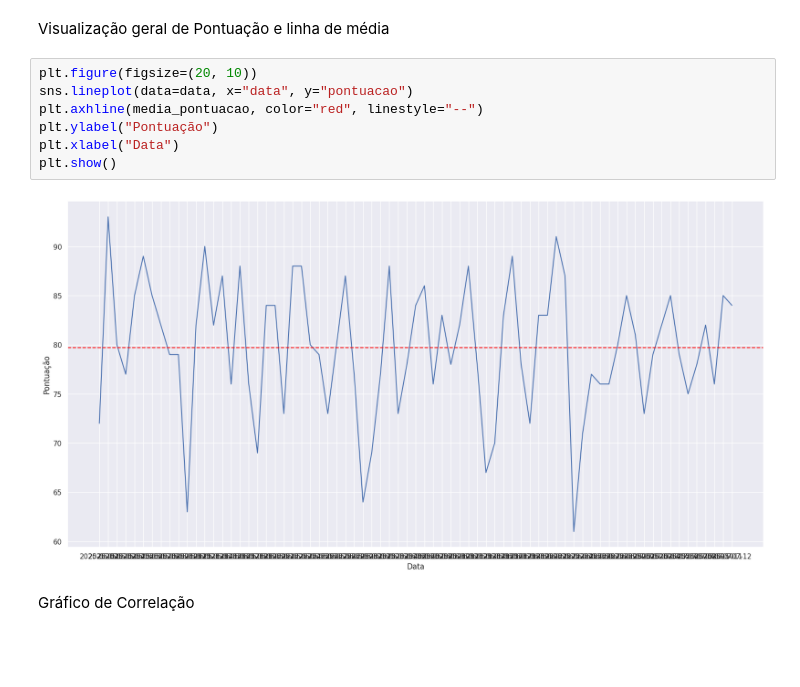
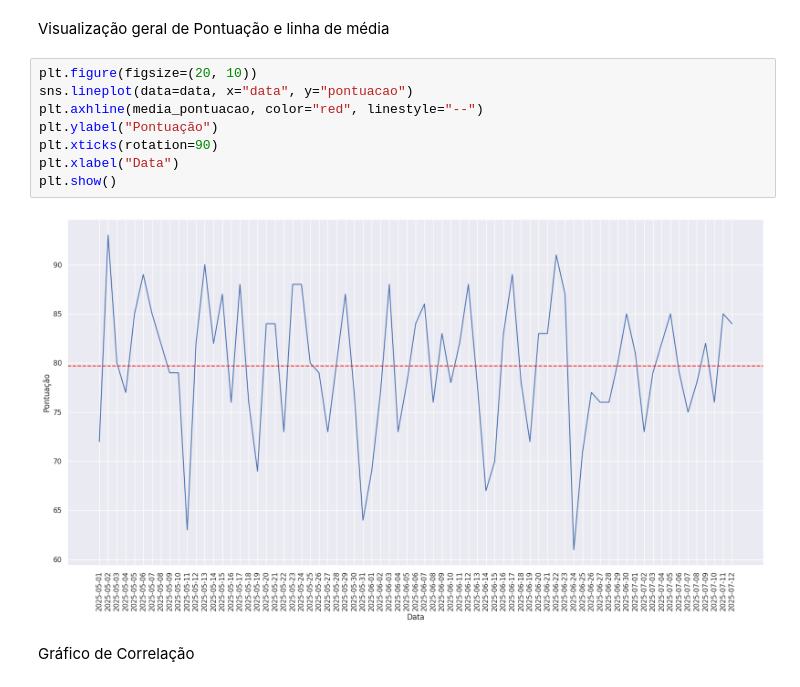
Before and after one commit to kylesonev/sleep_analysis, a Jupyter notebook: notebook/02_eda.ipynb, the cells around one changed output. Saved outputs shown, nothing was run; the diff lists cells and outputs as text; blank space fills up the shorter version.

```diff
--- a/notebook/02_eda.ipynb
+++ b/notebook/02_eda.ipynb
@@ -168,12 +168,13 @@ Visualização geral de Pontuação e linha de média
 # %%
 plt.figure(figsize=(20, 10))
 sns.lineplot(data=data, x="data", y="pontuacao")
 plt.axhline(media_pontuacao, color="red", linestyle="--")
 plt.ylabel("Pontuação")
+plt.xticks(rotation=90)
 plt.xlabel("Data")
 plt.show()
 # %% [output]
-[figure, old version]
+[figure, new version]
 # %% [markdown]
 Gráfico de Correlação
 # %%
```
Also changed, not shown: parts of 10 cells of this notebook.
